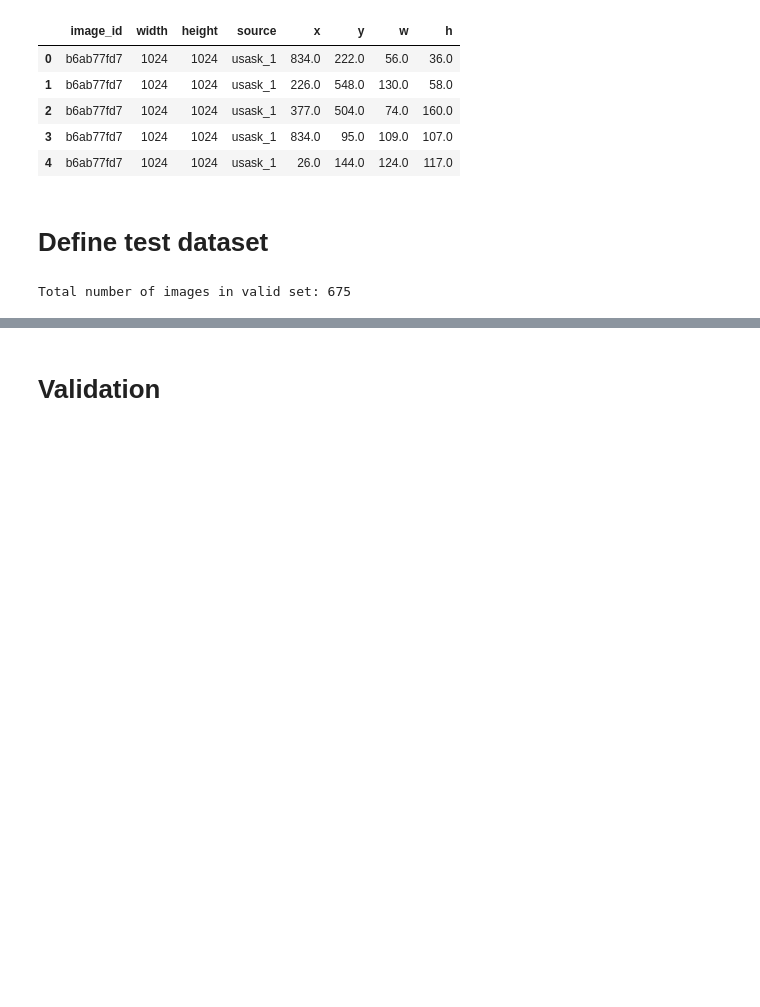
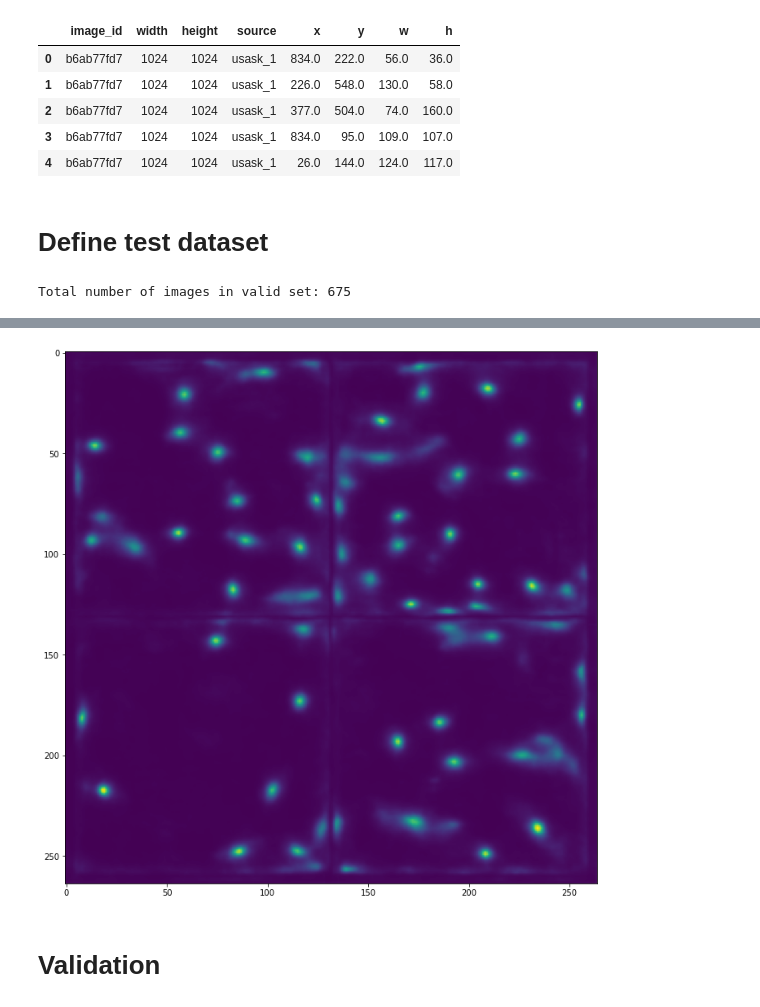
Before and after one commit to jihang-zhang/CenterNet-CondInst, a Jupyter notebook: src/Wheat - CenterNet Inference - Split.ipynb, the cells around one changed output, grey strips where cells are left out. Cells and saved outputs as stored; diff of their text form; code cells hidden in the pictures; blank space fills up the shorter version.

```diff
--- a/src/Wheat - CenterNet Inference - Split.ipynb
+++ b/src/Wheat - CenterNet Inference - Split.ipynb
@@ -212,3 +236,12 @@ Total number of images in valid set: 675
+# %%
+images = images.cuda()
+hm_assembled, wh_assembled, reg_assembled = detector.process(images, 2, return_time=False)
+# %%
+plt.figure(figsize=(12, 12))
+plt.imshow(hm_assembled[0, 0])
+plt.show()
+# %% [output]
+[figure, added]
 # %% [markdown]
 # Validation
 # %%
```
Also changed, not shown: parts of 8 cells of this notebook, 8 other files.
